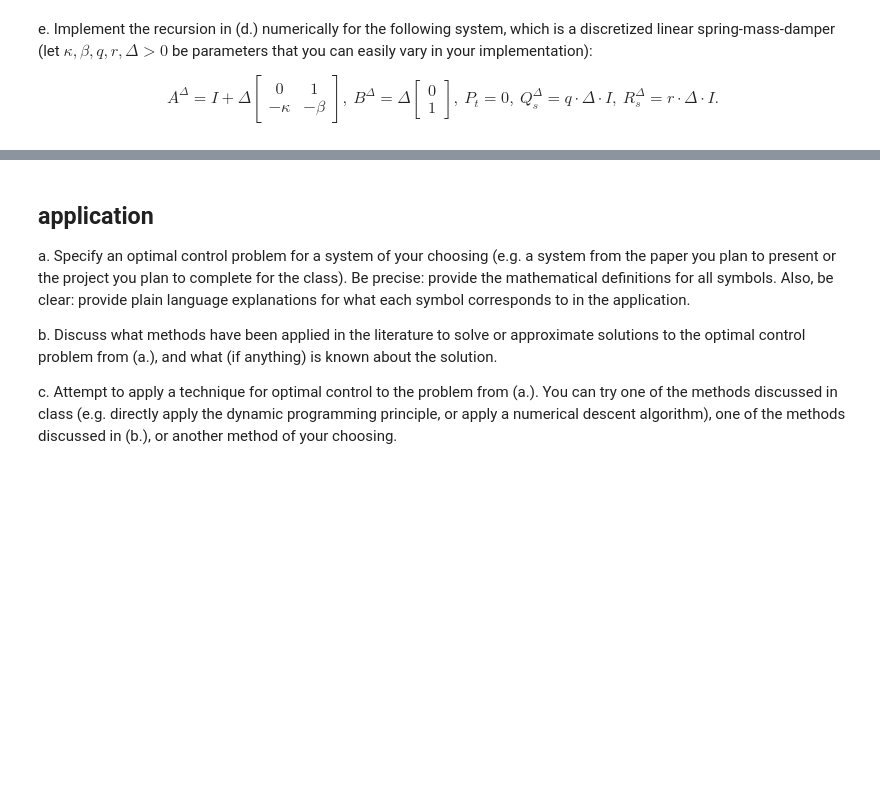
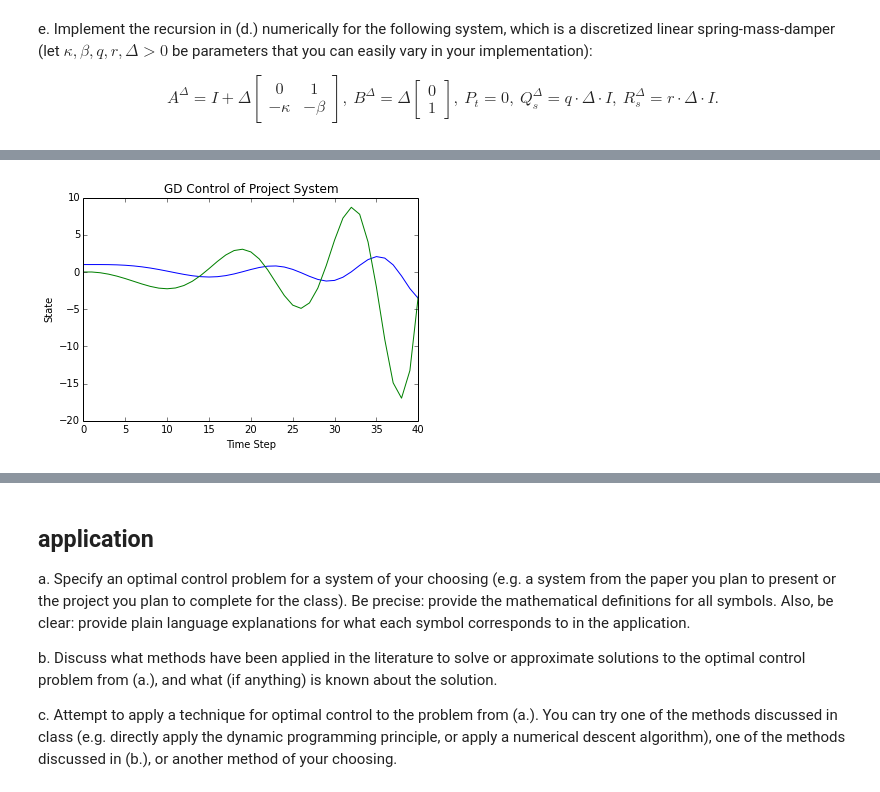
Before and after one commit to bolingy/Opt_ML_Ctrl, a Jupyter notebook: hw1.ipynb, the cells around one changed output, grey strips where cells are left out. Cells and saved outputs as stored; diff of their text form; code cells hidden in the pictures; blank space fills up the shorter version.

```diff
--- a/hw1.ipynb
+++ b/hw1.ipynb
@@ -92,0 +206,20 @@ K,P = LQR(A,B,Q,R,P,10,0.1)
+# %%
+ui = [0.0]
+xi = [1.0,0.0]
+u_grad = [ui]
+x_grad = [xi]
+for k in range(40):
+    u_grad.append(steepest_descent(np.asarray(u_grad[-1]),np.asarray(x_grad[-1]),DJ=DJ).tolist())
+    x_grad.append(f(1, np.asarray(x_grad[-1]), np.asarray(u_grad[-1])).tolist())
+
+u_grad = np.asarray(u_grad)
+x_grad = np.asarray(x_grad)
+
+plt.plot(x_grad[:,0])
+plt.plot(x_grad[:,1])
+plt.title('GD Control of Project System')
+plt.xlabel('Time Step')
+plt.ylabel('State')
+plt.show()
+# %% [output]
+[figure, added]
```
Also changed, not shown: parts of 17 cells of this notebook, 2 other files.
